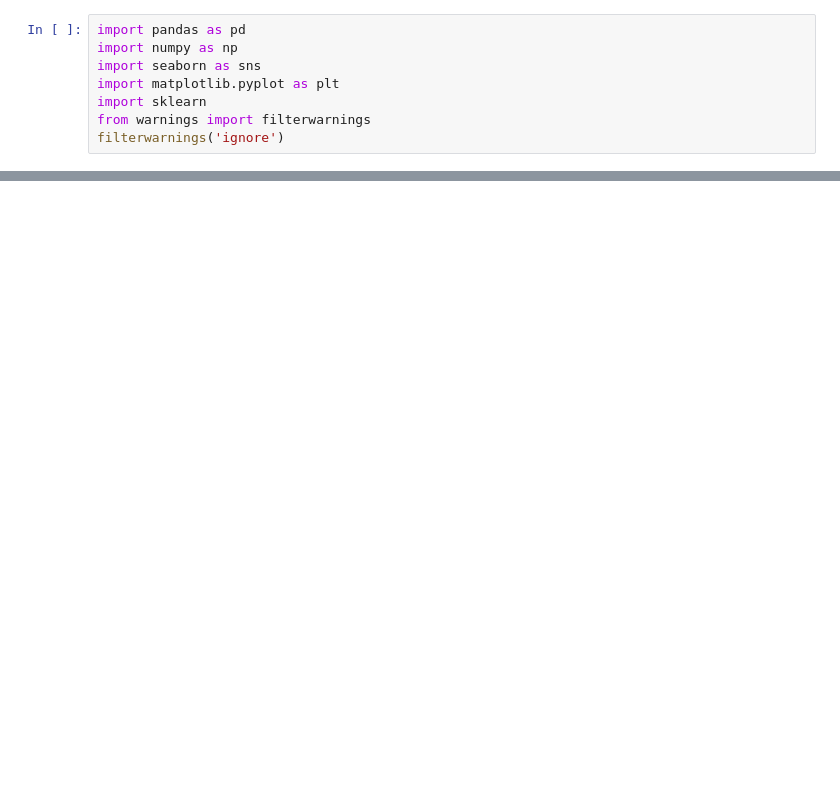
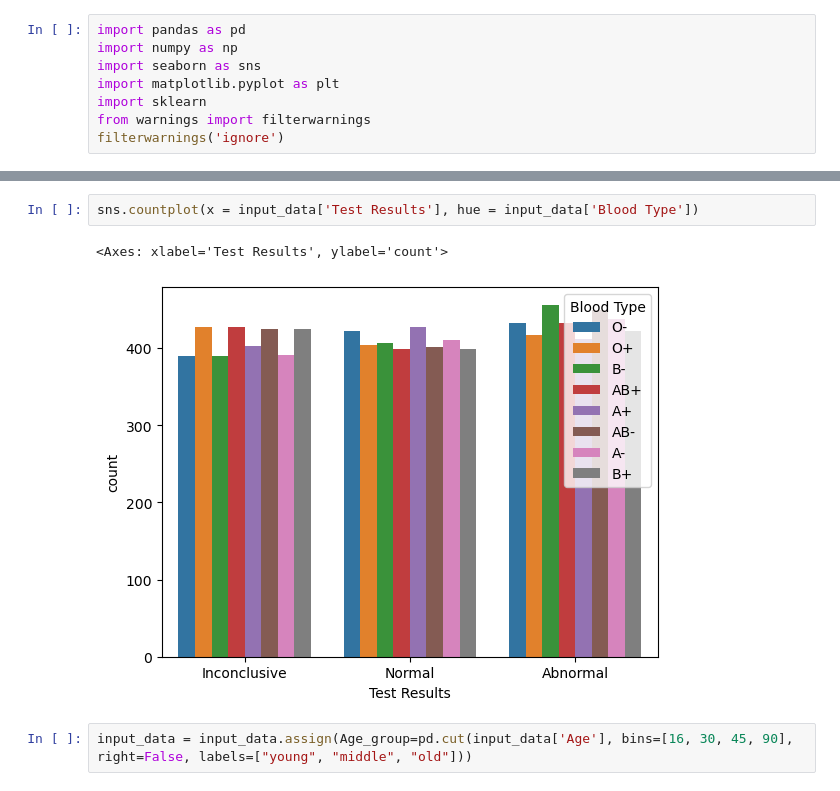
Before and after one commit to saravanans200/Datadrift_POC_with_health_data, a Jupyter notebook: Datadrift.ipynb, the cells around one changed output, grey strips where cells are left out. Cells and saved outputs as stored; diff of their text form; blank space fills up the shorter version.

```diff
--- a/Datadrift.ipynb
+++ b/Datadrift.ipynb
@@ -25,0 +132,7 @@ input_data1
+# %%
+sns.countplot(x = input_data['Test Results'], hue = input_data['Blood Type'])
+# %% [output]
+<Axes: xlabel='Test Results', ylabel='count'>
+[figure, added]
+# %%
+input_data = input_data.assign(Age_group=pd.cut(input_data['Age'], bins=[16, 30, 45, 90], right=False, labels=["young", "middle", "old"]))
```
Also changed, not shown: parts of 15 cells of this notebook.
